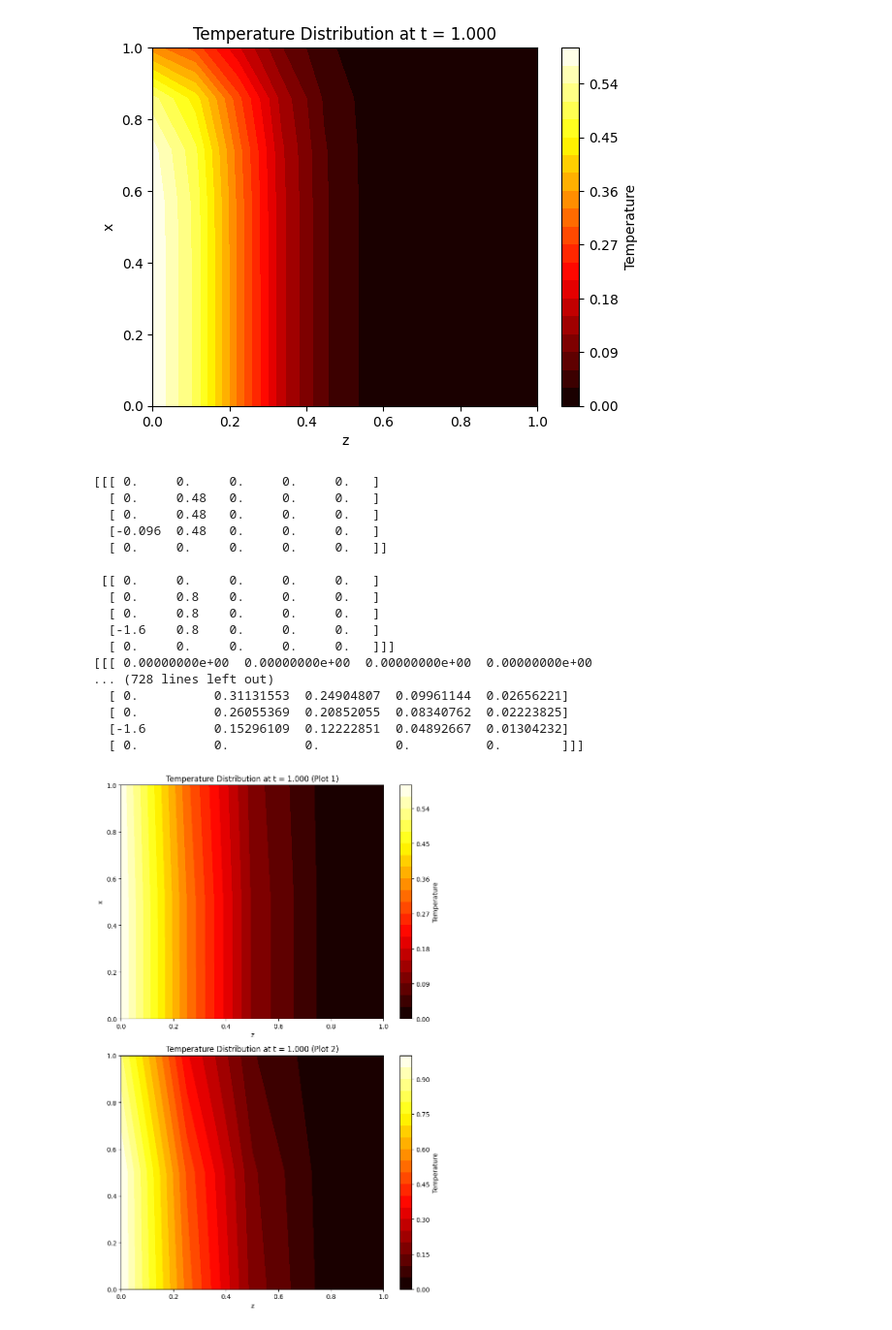
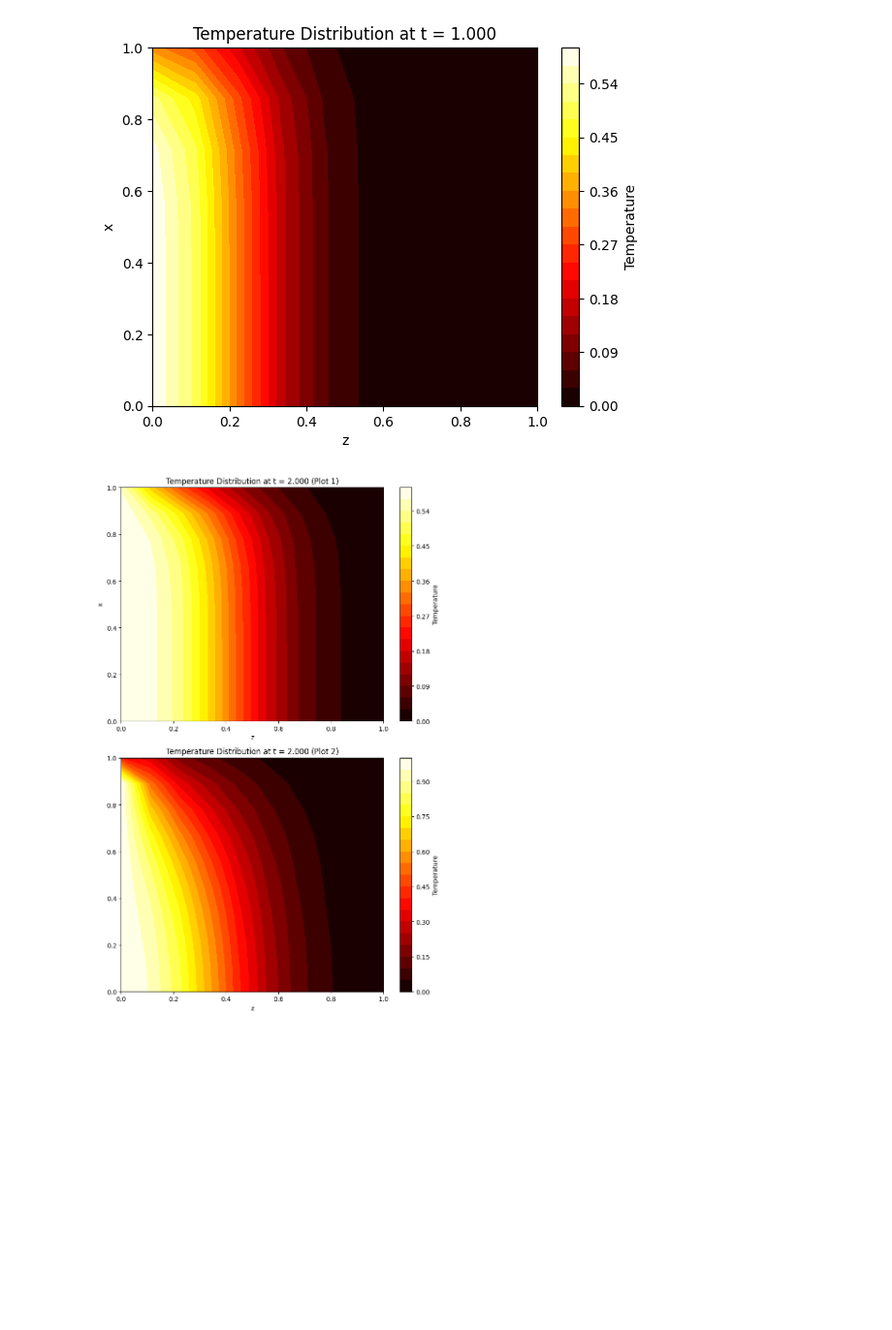
Before and after one commit to alexander-gbu/PMRModel, a Jupyter notebook: Scipy2DTesting.ipynb, the cells around one changed output. Shown at 97% size. Cells and saved outputs as stored; diff of their text form; code cells hidden in the pictures; blank space fills up the shorter version.

```diff
--- a/Scipy2DTesting.ipynb
+++ b/Scipy2DTesting.ipynb
@@ -184,7 +184,7 @@ plt.show()
 # %%
 #TWO COMPONENTS
 
-num_z, num_x = 5, 3
+num_z, num_x = 10, 10
 Lz, Lx = 1.0, 1.0  # Dimensions of the 2D domain CAN ADD THE LENGTH AND RADIUS LATER
 nz, nx = num_z, num_x+2   # Number of spatial grid points with 2 imaginary nodes
 dz, dx = Lz / (nz - 1), Lx / (nx - 1)  # Spatial step sizes
@@ -216,49 +216,32 @@ def pde(t,y):
     dydz[:,1:-1,1:] = (y[:,1:-1,1:] - y[:,1:-1,:-1])/dz
     dydx2[:,1:-1,:] = (y[:,2:, :] - 2 * y[:,1:-1, :] + y[:,:-2, :]) / dx**2
 
     dydt[0,1:-1,:] = D1*dydx2[0,1:-1,:] - v0*dydz[0,1:-1,:]
     dydt[1,1:-1,:] = D2*dydx2[1,1:-1,:] - v0*dydz[1,1:-1,:]
 
     return dydt.flatten()
 
-t_final = 1
+t_final = 2
 t_span = (0, t_final)  # Time interval
 t_eval = np.linspace(0, t_final, 5)  # Ti   me evaluation points
 
 sol = solve_ivp(pde, t_span, u_init, method='RK45', t_eval=t_eval)
 
 x_plot = np.linspace(0, 1, num_x)
 
 u_plot = sol.y[:, -1].reshape((2, nx, nz)) #THE NUMBER OF COMPONENTS HERE IS 2
 
 fig, ax = plt.subplots(2, 1, figsize=(8, 12))
 ax[0].contourf(z, x_plot, u_plot[0, 1:-1, :], 20, cmap='hot')
 ax[0].set_title(f'Temperature Distribution at t = {sol.t[-1]:.3f} (Plot 1)')
 ax[0].set_xlabel('z')
 ax[0].set_ylabel('x')
 fig.colorbar(ax[0].contourf(z, x_plot, u_plot[0, 1:-1, :], 20, cmap='hot'), ax=ax[0], label='Temperature')
 ax[1].contourf(z, x_plot, u_plot[1, 1:-1, :], 20, cmap='hot')
 ax[1].set_title(f'Temperature Distribution at t = {sol.t[-1]:.3f} (Plot 2)')
 ax[1].set_xlabel('z')
 fig.colorbar(ax[1].contourf(z, x_plot, u_plot[1, 1:-1, :], 20, cmap='hot'), ax=ax[1], label='Temperature')
 plt.tight_layout()
 plt.show()
 # %% [output]
-[[[ 0.     0.     0.     0.     0.   ]
-  [ 0.     0.48   0.     0.     0.   ]
-  [ 0.     0.48   0.     0.     0.   ]
-  [-0.096  0.48   0.     0.     0.   ]
-  [ 0.     0.     0.     0.     0.   ]]
-
- [[ 0.     0.     0.     0.     0.   ]
-  [ 0.     0.8    0.     0.     0.   ]
-  [ 0.     0.8    0.     0.     0.   ]
-  [-1.6    0.8    0.     0.     0.   ]
-  [ 0.     0.     0.     0.     0.   ]]]
-[[[ 0.00000000e+00  0.00000000e+00  0.00000000e+00  0.00000000e+00
-... (728 lines left out)
-  [ 0.          0.31131553  0.24904807  0.09961144  0.02656221]
-  [ 0.          0.26055369  0.20852055  0.08340762  0.02223825]
-  [-1.6         0.15296109  0.12222851  0.04892667  0.01304232]
-  [ 0.          0.          0.          0.          0.        ]]]
-[figure, old version]
+[figure, new version]
```
